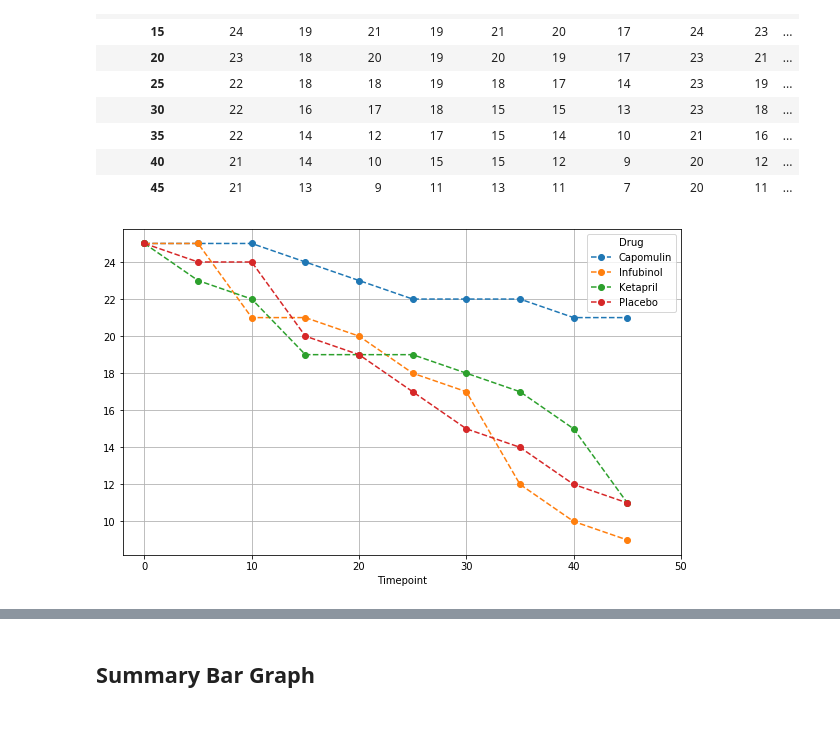
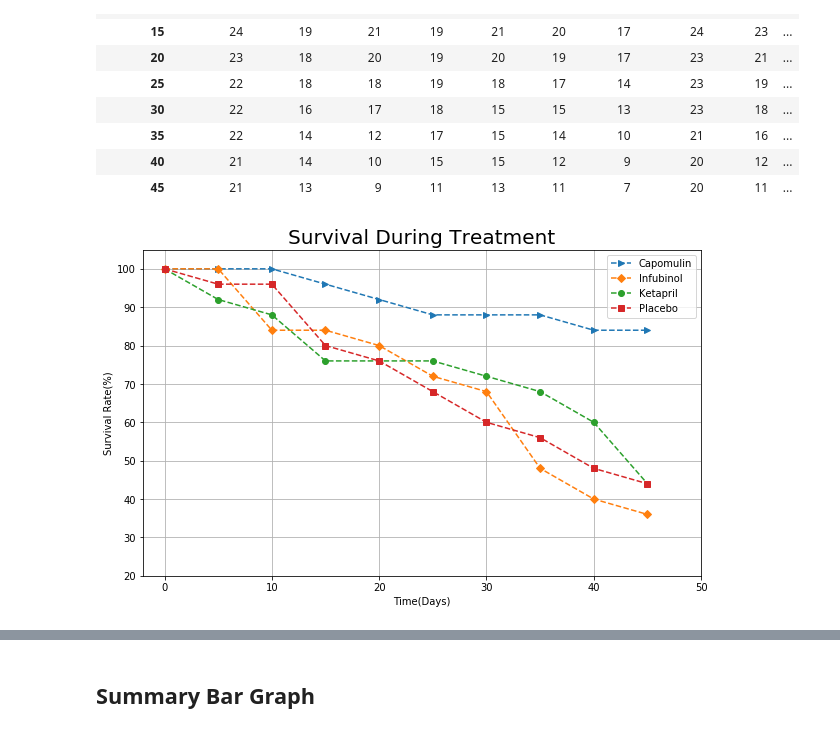
Before and after one commit to josephsy96/Matplotlib-Challenge, a Jupyter notebook: pymaceuticals_starter.ipynb, the cells around one changed output, grey strips where cells are left out. Cells and saved outputs as stored; diff of their text form; code cells hidden in the pictures.

```diff
--- a/pymaceuticals_starter.ipynb
+++ b/pymaceuticals_starter.ipynb
@@ -227,17 +228,30 @@ mouse_pivot
 | 45 | 21 | 13 | 9 | 11 | 13 | 11 | 7 | 20 | 11 | ... |
 # %%
 # Generate the Plot (Accounting for percentages)
+#plotting individual drugs with unique markers
 mouse_select = mouse_pivot[['Capomulin', 'Infubinol', 'Ketapril', 'Placebo']]
+mouse_per = (mouse_select/mouse_select.max())*100
+mouse_per['Capomulin'].plot(kind='line',figsize=(10,6) ,marker='>',linestyle='dashed')
+mouse_per['Infubinol'].plot(kind='line',figsize=(10,6) ,marker='D',linestyle='dashed')
+mouse_per['Ketapril'].plot(kind='line',figsize=(10,6) ,marker='o',linestyle='dashed')
+mouse_per['Placebo'].plot(kind='line',figsize=(10,6) ,marker='s',linestyle='dashed')
 
-mouse_plot = mouse_select.plot(kind='line',figsize=(10,6) ,marker='o',linestyle='dashed')
+#formatting the chart
+plt.title('Survival During Treatment',size=20)
+plt.xlabel('Time(Days)')
+plt.ylabel('Survival Rate(%)')
+plt.legend()
 plt.grid()
 plt.xlim(-2,50)
+#Change to percentage format
+plt.ylim(ymin=20,ymax=105)
+
 # Save the Figure
-
+plt.savefig('Images/Survival_Rate.png')
 # Show the Figure
 plt.show()
 # %% [output]
-[figure, old version]
+[figure, new version]
 # %% [markdown]
 ![Metastatic Spread During Treatment](../Images/survival.png)
 # %% [markdown]
```
Also changed, not shown: parts of 1 cell of this notebook, 1 other file.
